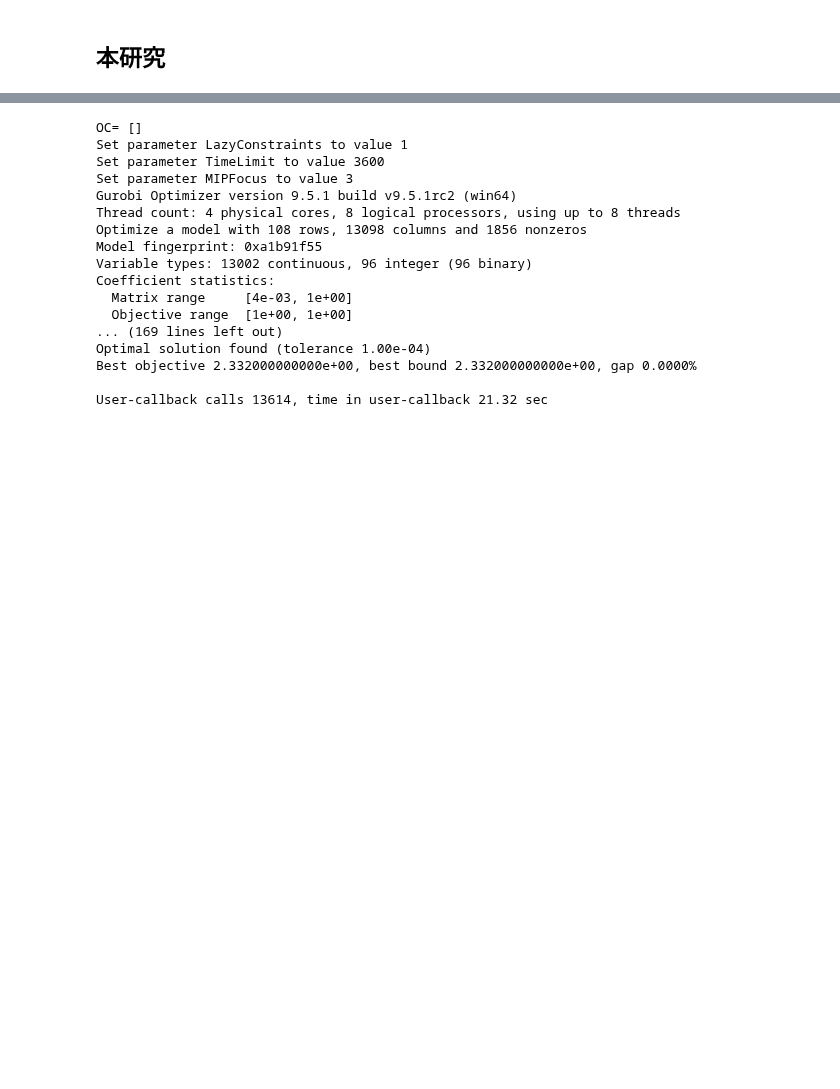
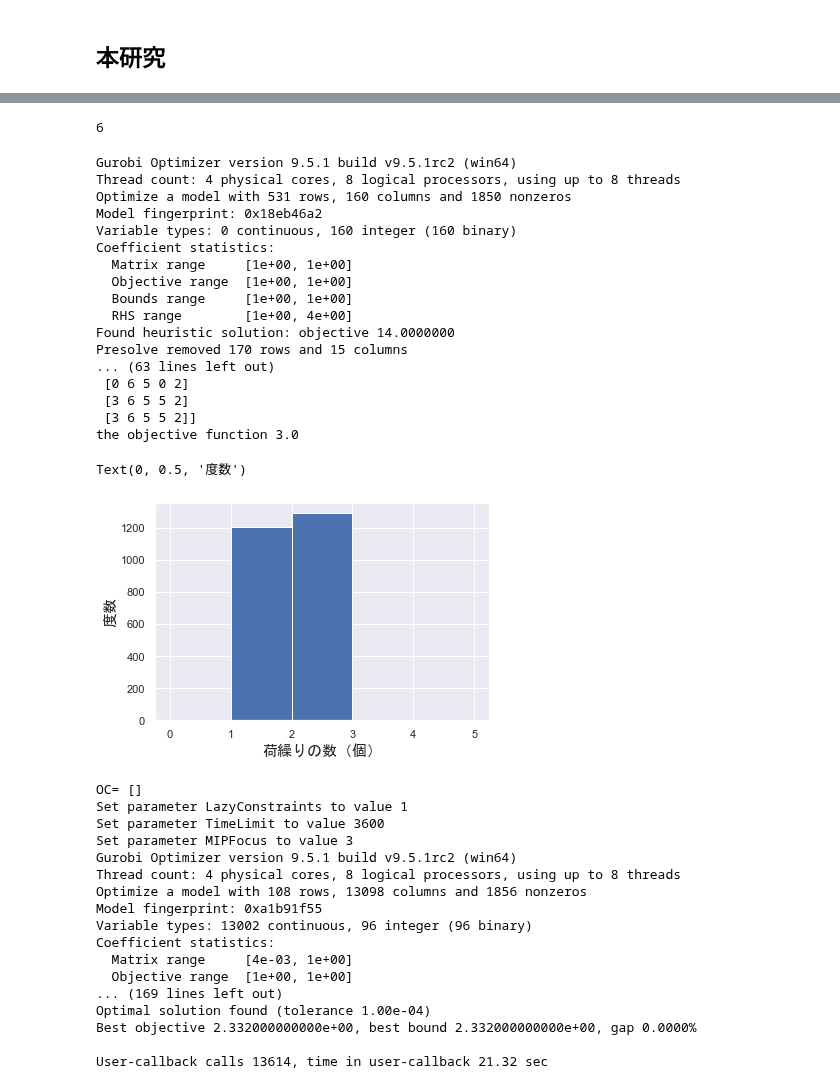
Before and after one commit to ikumadaiki/CPMP, a Jupyter notebook: callback.ipynb, the cells around one changed output, grey strips where cells are left out. Cells and saved outputs as stored; diff of their text form; code cells hidden in the pictures; blank space fills up the shorter version.

```diff
--- a/callback.ipynb
+++ b/callback.ipynb
@@ -562,4 +540,35 @@ the objective function 4.0
 len= 2500
+# %%
+ship_num
+# %% [output]
+6
+# %%
+robust(ship_num,inst[0],inst[1],inst[2],5,size_,mean,cov)
+prob=[]
+prob+=list(penalty_r)
+plt.hist(prob,bins=5,range=(0,5))
+plt.xlabel("荷繰りの数（個）",fontsize=15,fontname="MS Gothic")
+plt.ylabel("度数",fontsize=15,fontname="MS Gothic")
+# %% [output]
+Gurobi Optimizer version 9.5.1 build v9.5.1rc2 (win64)
+Thread count: 4 physical cores, 8 logical processors, using up to 8 threads
+Optimize a model with 531 rows, 160 columns and 1850 nonzeros
+Model fingerprint: 0x18eb46a2
+Variable types: 0 continuous, 160 integer (160 binary)
+Coefficient statistics:
+  Matrix range     [1e+00, 1e+00]
+  Objective range  [1e+00, 1e+00]
+  Bounds range     [1e+00, 1e+00]
+  RHS range        [1e+00, 4e+00]
+Found heuristic solution: objective 14.0000000
+Presolve removed 170 rows and 15 columns
+... (63 lines left out)
+ [0 6 5 0 2]
+ [3 6 5 5 2]
+ [3 6 5 5 2]]
+the objective function 3.0
+Text(0, 0.5, '度数')
+[figure, added]
 # %%
 size=1000
 size_=10000
```
Also changed, not shown: parts of 5 cells of this notebook.
